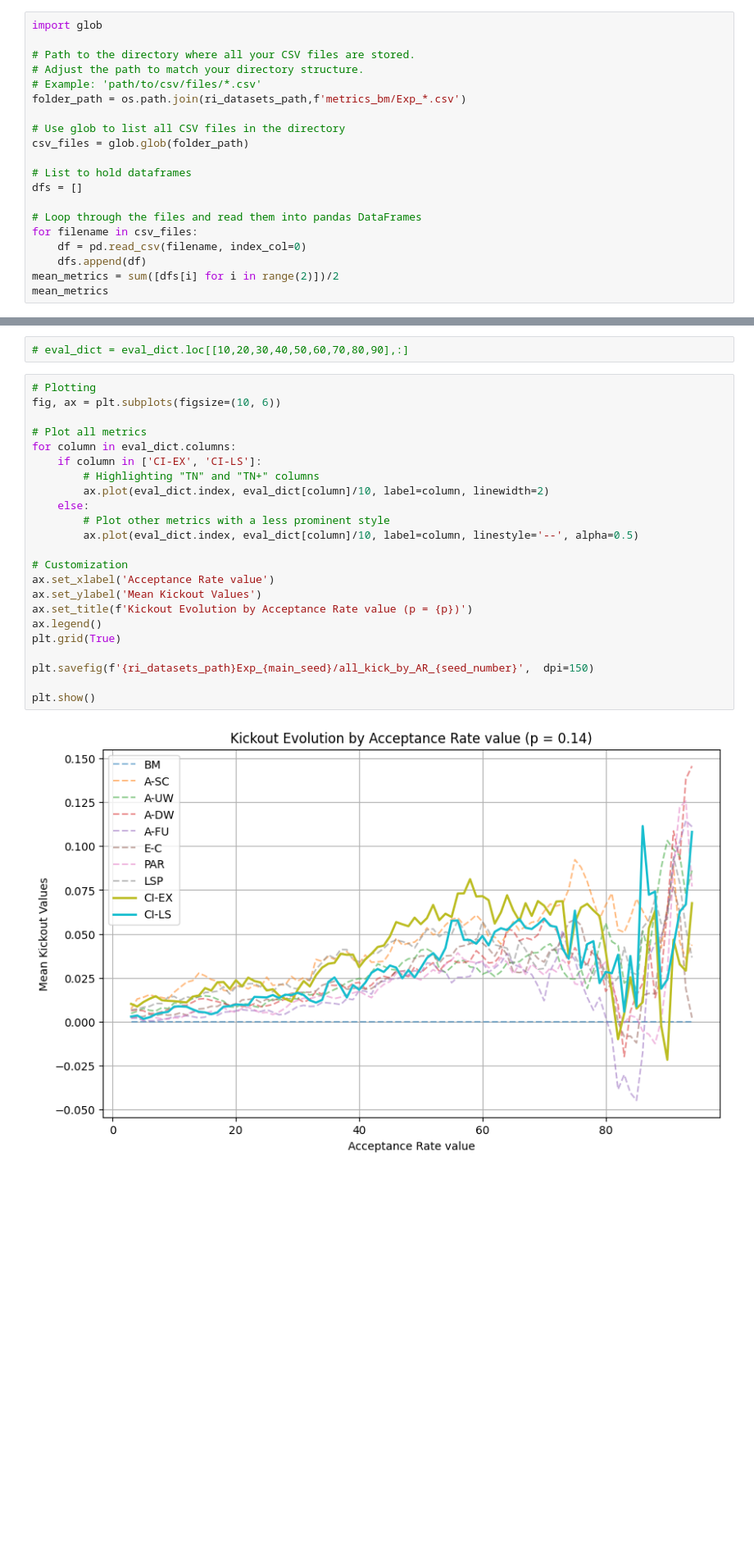
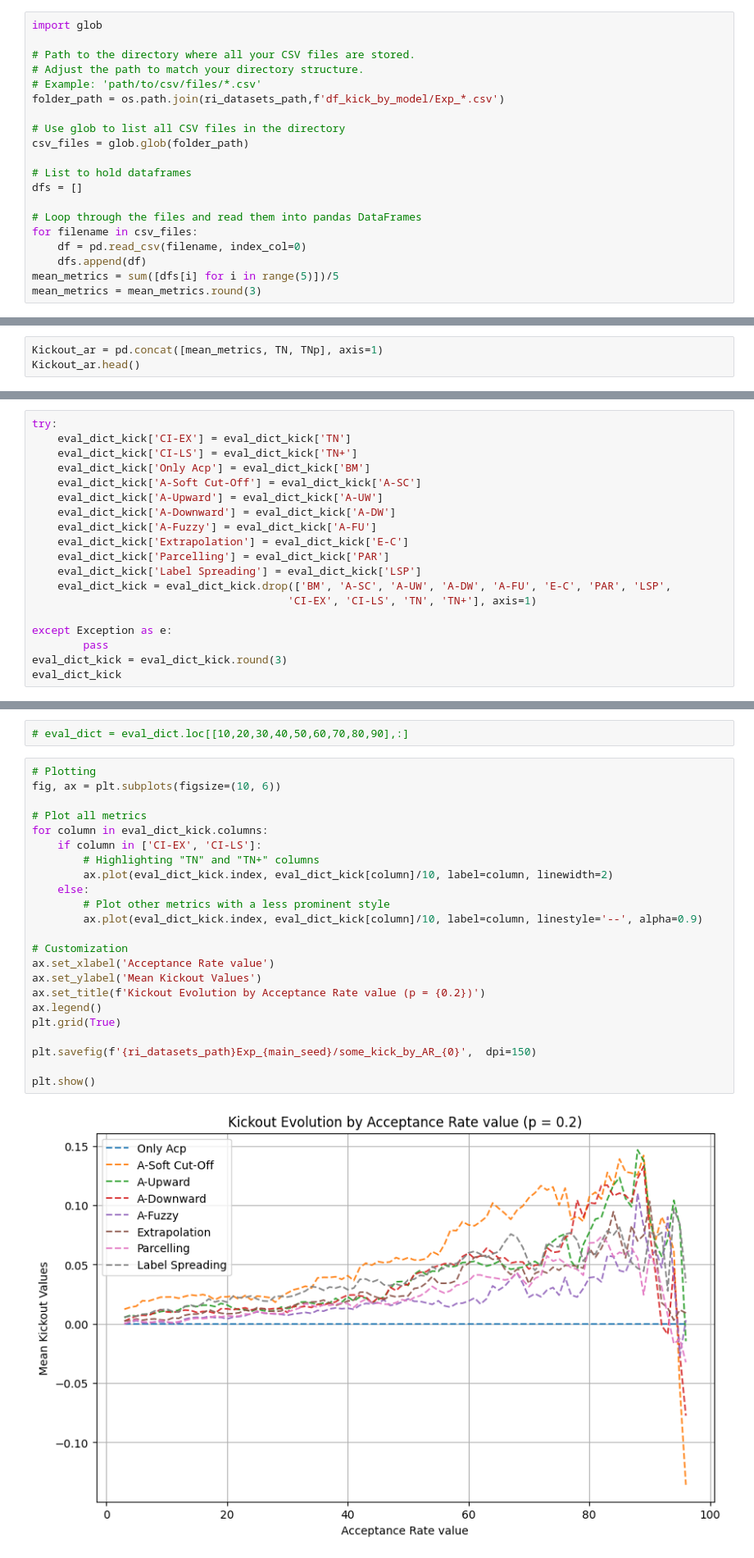
Before and after one commit to hiaac-finance/credit_pipeline, a Jupyter notebook: examples/playground tese.ipynb, the cells around one changed output, grey strips where cells are left out. Shown: that part at 82% size. Saved outputs shown, nothing was run; the diff lists cells and outputs as text; blank space fills up the shorter version.

```diff
--- a/examples/playground tese.ipynb
+++ b/examples/playground tese.ipynb
@@ -48,7 +117,7 @@ import glob
 # Path to the directory where all your CSV files are stored.
 # Adjust the path to match your directory structure.
 # Example: 'path/to/csv/files/*.csv'
-folder_path = os.path.join(ri_datasets_path,f'metrics_bm/Exp_*.csv')
+folder_path = os.path.join(ri_datasets_path,f'df_kick_by_model/Exp_*.csv')
 
 # Use glob to list all CSV files in the directory
 csv_files = glob.glob(folder_path)
@@ -60,5 +129,5 @@ dfs = []
 for filename in csv_files:
     df = pd.read_csv(filename, index_col=0)
     dfs.append(df)
-mean_metrics = sum([dfs[i] for i in range(2)])/2
-mean_metrics
+mean_metrics = sum([dfs[i] for i in range(5)])/5
+mean_metrics = mean_metrics.round(3)
@@ -76,0 +134,3 @@ mean_metrics
+# %%
+Kickout_ar = pd.concat([mean_metrics, TN, TNp], axis=1)
+Kickout_ar.head()
@@ -122,3 +214,22 @@ eval_dict_kick
 | 95 | 0.0 | -0.546503 | 0.822676 | -0.262198 | -0.270272 | 0.118375 | -0.127077 | 0.839947 | -0.505634 | -0.099530 |
 | 96 | 0.0 | -1.358033 | -0.146634 | -0.774993 | 0.031782 | 0.091050 | -0.324791 | 0.346472 | 0.708517 | 0.468628 |
 94 rows × 10 columns
+# %%
+try:
+    eval_dict_kick['CI-EX'] = eval_dict_kick['TN']
+    eval_dict_kick['CI-LS'] = eval_dict_kick['TN+']
+    eval_dict_kick['Only Acp'] = eval_dict_kick['BM']
+    eval_dict_kick['A-Soft Cut-Off'] = eval_dict_kick['A-SC']
+    eval_dict_kick['A-Upward'] = eval_dict_kick['A-UW']
+    eval_dict_kick['A-Downward'] = eval_dict_kick['A-DW']
+    eval_dict_kick['A-Fuzzy'] = eval_dict_kick['A-FU']
+    eval_dict_kick['Extrapolation'] = eval_dict_kick['E-C']
+    eval_dict_kick['Parcelling'] = eval_dict_kick['PAR']
+    eval_dict_kick['Label Spreading'] = eval_dict_kick['LSP']
+    eval_dict_kick = eval_dict_kick.drop(['BM', 'A-SC', 'A-UW', 'A-DW', 'A-FU', 'E-C', 'PAR', 'LSP',
+                                        'CI-EX', 'CI-LS', 'TN', 'TN+'], axis=1)
+
+except Exception as e:
+        pass
+eval_dict_kick = eval_dict_kick.round(3)
+eval_dict_kick
@@ -223,25 +320,25 @@ eval_dict
 # %%
 # Plotting
 fig, ax = plt.subplots(figsize=(10, 6))
 
 # Plot all metrics
-for column in eval_dict.columns:
+for column in eval_dict_kick.columns:
     if column in ['CI-EX', 'CI-LS']:
         # Highlighting "TN" and "TN+" columns
-        ax.plot(eval_dict.index, eval_dict[column]/10, label=column, linewidth=2)
+        ax.plot(eval_dict_kick.index, eval_dict_kick[column]/10, label=column, linewidth=2)
     else:
         # Plot other metrics with a less prominent style
-        ax.plot(eval_dict.index, eval_dict[column]/10, label=column, linestyle='--', alpha=0.5)
+        ax.plot(eval_dict_kick.index, eval_dict_kick[column]/10, label=column, linestyle='--', alpha=0.9)
 
 # Customization
 ax.set_xlabel('Acceptance Rate value')
 ax.set_ylabel('Mean Kickout Values')
-ax.set_title(f'Kickout Evolution by Acceptance Rate value (p = {p})')
+ax.set_title(f'Kickout Evolution by Acceptance Rate value (p = {0.2})')
 ax.legend()
 plt.grid(True)
 
-plt.savefig(f'{ri_datasets_path}Exp_{main_seed}/all_kick_by_AR_{seed_number}',  dpi=150)
+plt.savefig(f'{ri_datasets_path}Exp_{main_seed}/some_kick_by_AR_{0}',  dpi=150)
 
 plt.show()
 # %% [output]
-[figure, old version]
+[figure, new version]
```
Also changed, not shown: parts of 18 cells of this notebook, 4 other files.
